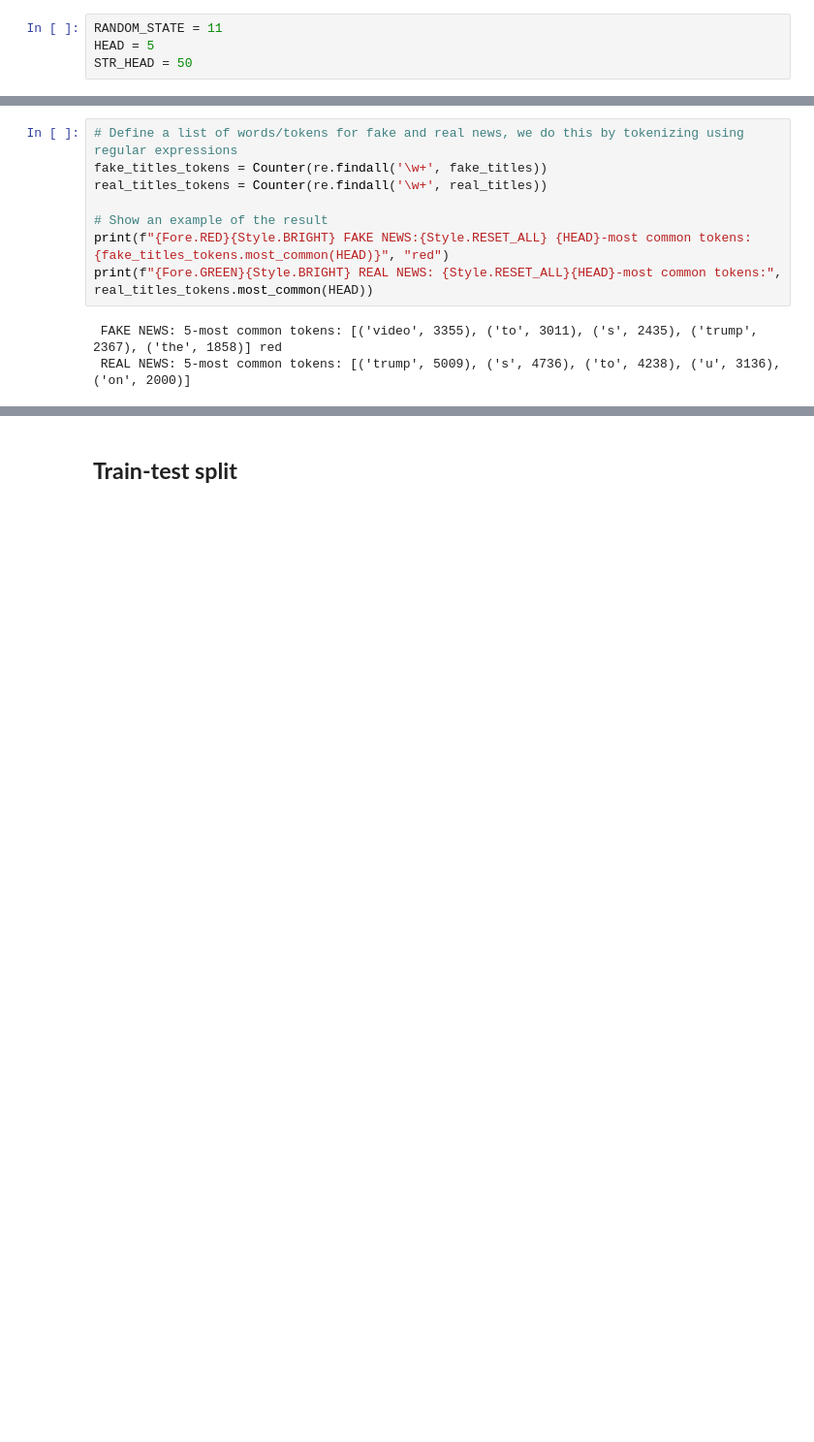
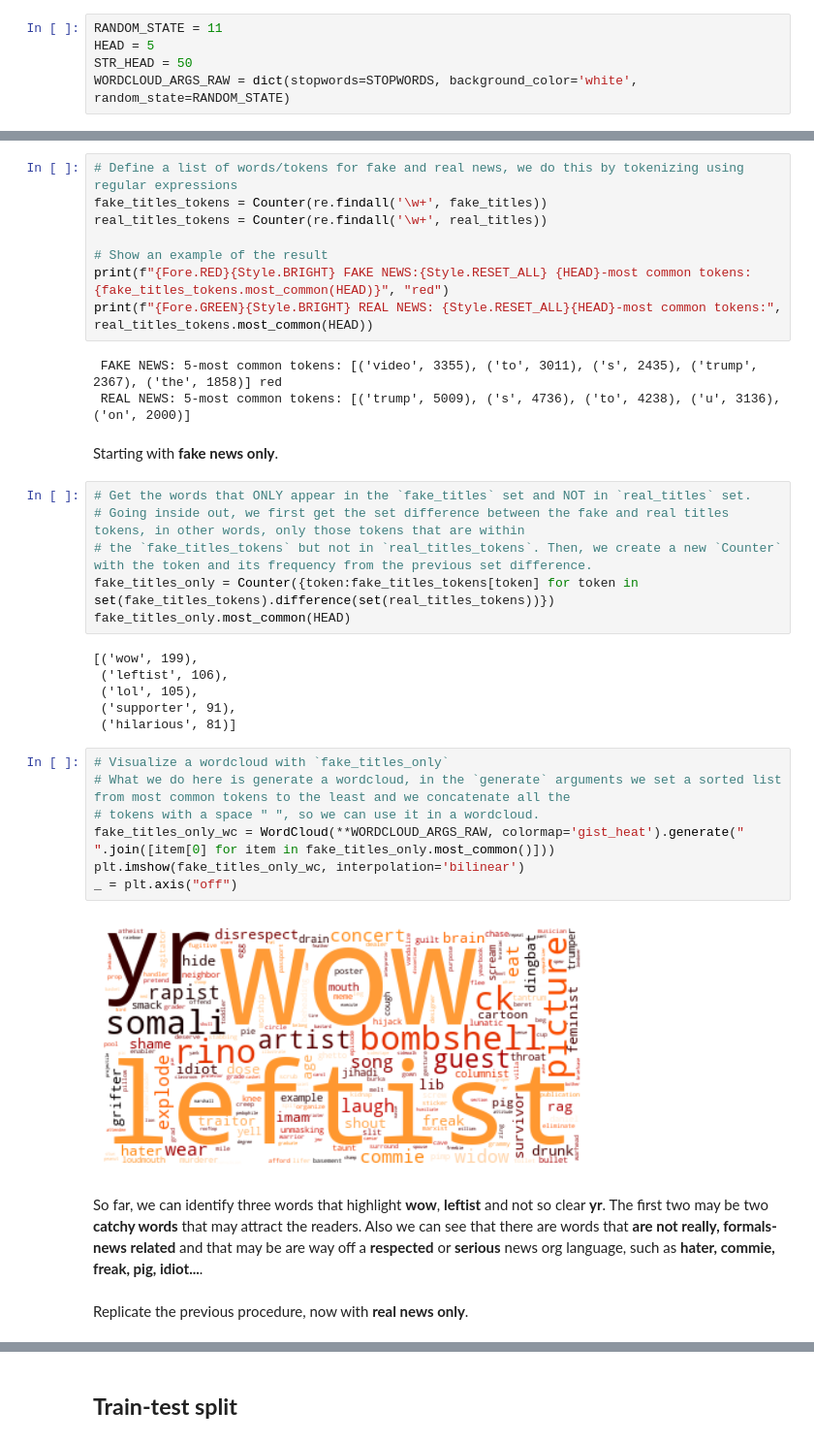
Before and after one commit to system-rowb/Data-Portfolio, a Jupyter notebook: NLP/Fake_news/Fake_news.ipynb, the cells around one changed output, grey strips where cells are left out. Shown at 97% size. Drawn from its saved outputs; the diff is of its cells as text; blank space fills up the shorter version.

Commit message:
Finished the fake and real news wordclouds, including set difference and intersection

```diff
--- a/NLP/Fake_news/Fake_news.ipynb
+++ b/NLP/Fake_news/Fake_news.ipynb
@@ -27,6 +27,7 @@ from colorama import Fore, Back, Style  # Command color visualization
 RANDOM_STATE = 11
 HEAD = 5
 STR_HEAD = 50
+WORDCLOUD_ARGS_RAW = dict(stopwords=STOPWORDS, background_color='white', random_state=RANDOM_STATE)
 # %%
 # Import the datasets
 real_news = pd.read_csv('data/True.csv')
@@ -205,4 +206,31 @@ print(f"{Fore.GREEN}{Style.BRIGHT} REAL NEWS: {Style.RESET_ALL}{HEAD}-most commo
 # %% [output]
  FAKE NEWS: 5-most common tokens: [('video', 3355), ('to', 3011), ('s', 2435), ('trump', 2367), ('the', 1858)] red
  REAL NEWS: 5-most common tokens: [('trump', 5009), ('s', 4736), ('to', 4238), ('u', 3136), ('on', 2000)]
+# %% [markdown]
+Starting with **fake news only**.
+# %%
+# Get the words that ONLY appear in the `fake_titles` set and NOT in `real_titles` set.
+# Going inside out, we first get the set difference between the fake and real titles tokens, in other words, only those tokens that are within
+# the `fake_titles_tokens` but not in `real_titles_tokens`. Then, we create a new `Counter` with the token and its frequency from the previous set difference.
+fake_titles_only = Counter({token:fake_titles_tokens[token] for token in set(fake_titles_tokens).difference(set(real_titles_tokens))})
+fake_titles_only.most_common(HEAD)
+# %% [output]
+[('wow', 199),
+ ('leftist', 106),
+ ('lol', 105),
+ ('supporter', 91),
+ ('hilarious', 81)]
+# %%
+# Visualize a wordcloud with `fake_titles_only`
+# What we do here is generate a wordcloud, in the `generate` arguments we set a sorted list from most common tokens to the least and we concatenate all the
+# tokens with a space " ", so we can use it in a wordcloud.
+fake_titles_only_wc = WordCloud(**WORDCLOUD_ARGS_RAW, colormap='gist_heat').generate(" ".join([item[0] for item in fake_titles_only.most_common()]))
+plt.imshow(fake_titles_only_wc, interpolation='bilinear')
+_ = plt.axis("off")
+# %% [output]
+[figure, added]
+# %% [markdown]
+So far, we can identify three words that highlight **wow**, **leftist** and not so clear **yr**. The first two may be two **catchy words** that may attract the readers. Also we can see that there are words that **are not really, formals-news related** and that may be are way off a **respected** or **serious** news org language, such as **hater, commie, freak, pig, idiot...**.
+# %% [markdown]
+Replicate the previous procedure, now with **real news only**.
 # %%
```
Also changed, not shown: parts of 9 cells of this notebook.
